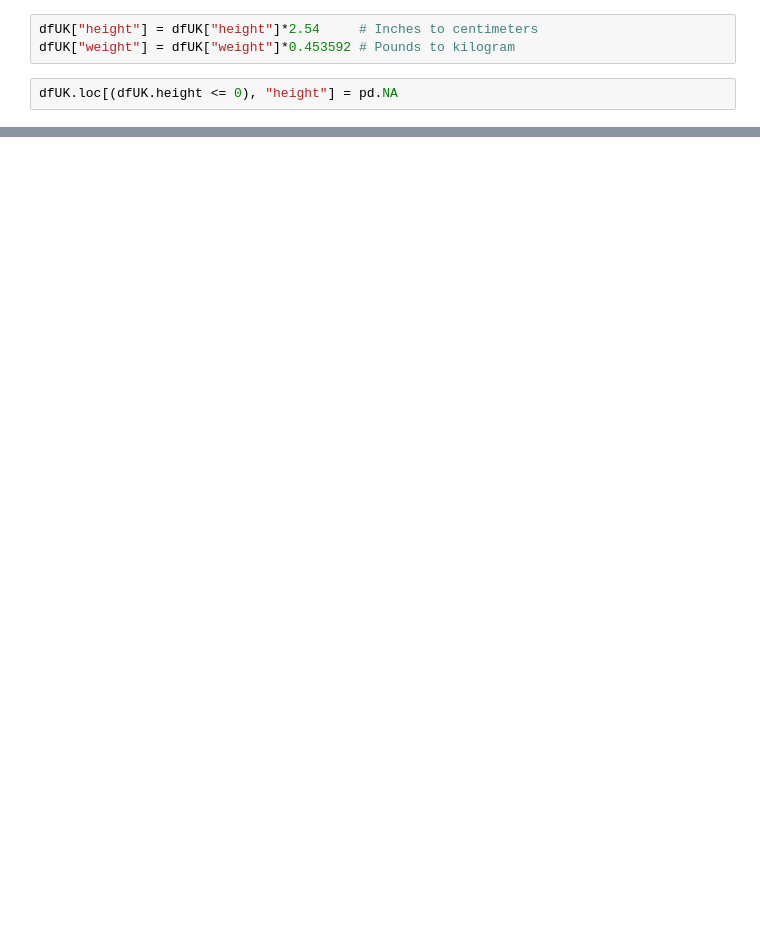
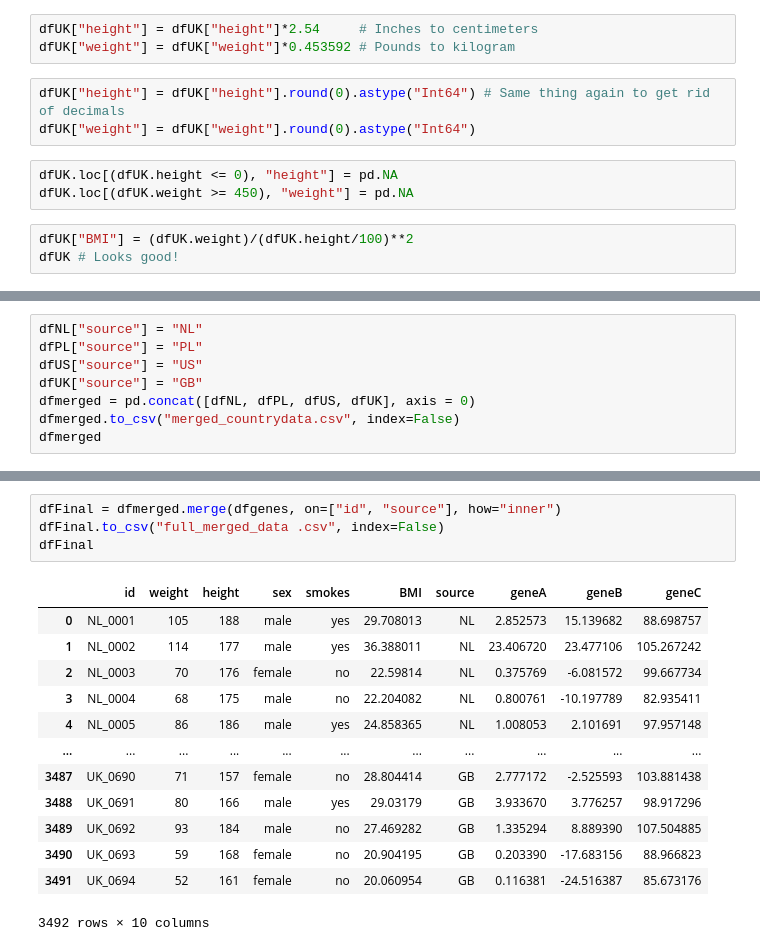
Before and after one commit to AladinAmeziane/EfDS_assignments, a Jupyter notebook: Assignment_C/out/Assignment_C_Report.ipynb, the cells around one changed output, grey strips where cells are left out. Saved outputs shown, nothing was run; the diff lists cells and outputs as text; blank space fills up the shorter version.

Commit message:
Cleaned and merged data

```diff
--- a/Assignment_C/out/Assignment_C_Report.ipynb
+++ b/Assignment_C/out/Assignment_C_Report.ipynb
@@ -171,5 +152,12 @@ dfUK
 # %%
 dfUK["height"] = dfUK["height"]*2.54     # Inches to centimeters
 dfUK["weight"] = dfUK["weight"]*0.453592 # Pounds to kilogram
+# %%
+dfUK["height"] = dfUK["height"].round(0).astype("Int64") # Same thing again to get rid of decimals
+dfUK["weight"] = dfUK["weight"].round(0).astype("Int64")
 # %%
 dfUK.loc[(dfUK.height <= 0), "height"] = pd.NA
+dfUK.loc[(dfUK.weight >= 450), "weight"] = pd.NA
+# %%
+dfUK["BMI"] = (dfUK.weight)/(dfUK.height/100)**2
+dfUK # Looks good!
@@ -188,0 +187,8 @@ dtype: object
+# %%
+dfNL["source"] = "NL"
+dfPL["source"] = "PL"
+dfUS["source"] = "US"
+dfUK["source"] = "GB"
+dfmerged = pd.concat([dfNL, dfPL, dfUS, dfUK], axis = 0)
+dfmerged.to_csv("merged_countrydata.csv", index=False)
+dfmerged
@@ -188,0 +227,18 @@ dtype: object
+# %%
+dfFinal = dfmerged.merge(dfgenes, on=["id", "source"], how="inner")
+dfFinal.to_csv("full_merged_data .csv", index=False)
+dfFinal
+# %% [output]
+|  | id | weight | height | sex | smokes | BMI | source | geneA | geneB | geneC |
+| 0 | NL_0001 | 105 | 188 | male | yes | 29.708013 | NL | 2.852573 | 15.139682 | 88.698757 |
+| 1 | NL_0002 | 114 | 177 | male | yes | 36.388011 | NL | 23.406720 | 23.477106 | 105.267242 |
+| 2 | NL_0003 | 70 | 176 | female | no | 22.59814 | NL | 0.375769 | -6.081572 | 99.667734 |
+| 3 | NL_0004 | 68 | 175 | male | no | 22.204082 | NL | 0.800761 | -10.197789 | 82.935411 |
+| 4 | NL_0005 | 86 | 186 | male | yes | 24.858365 | NL | 1.008053 | 2.101691 | 97.957148 |
+| ... | ... | ... | ... | ... | ... | ... | ... | ... | ... | ... |
+| 3487 | UK_0690 | 71 | 157 | female | no | 28.804414 | GB | 2.777172 | -2.525593 | 103.881438 |
+| 3488 | UK_0691 | 80 | 166 | male | yes | 29.03179 | GB | 3.933670 | 3.776257 | 98.917296 |
+| 3489 | UK_0692 | 93 | 184 | male | no | 27.469282 | GB | 1.335294 | 8.889390 | 107.504885 |
+| 3490 | UK_0693 | 59 | 168 | female | no | 20.904195 | GB | 0.203390 | -17.683156 | 88.966823 |
+| 3491 | UK_0694 | 52 | 161 | female | no | 20.060954 | GB | 0.116381 | -24.516387 | 85.673176 |
+3492 rows × 10 columns
```
Also changed, not shown: parts of 24 cells of this notebook.
